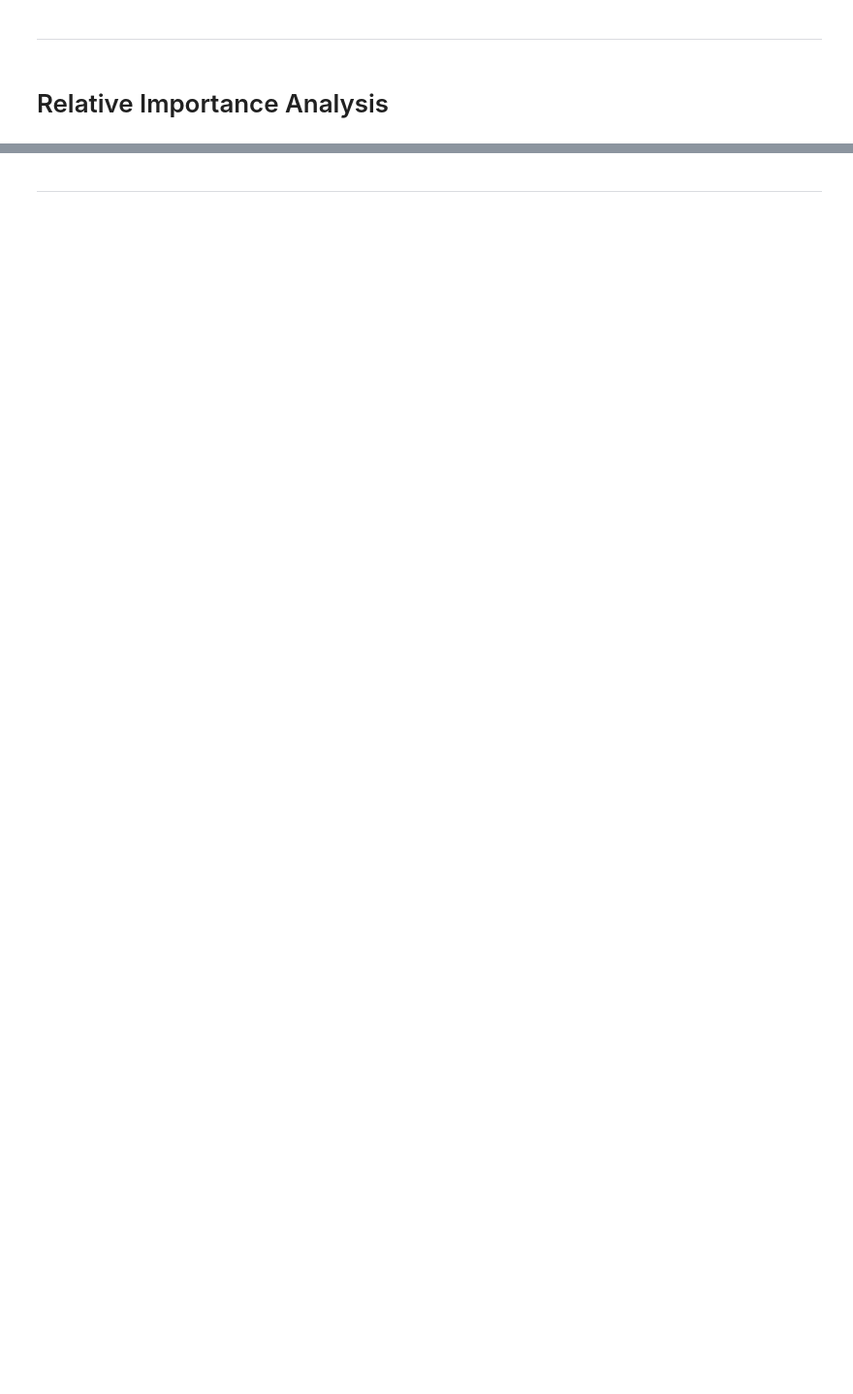
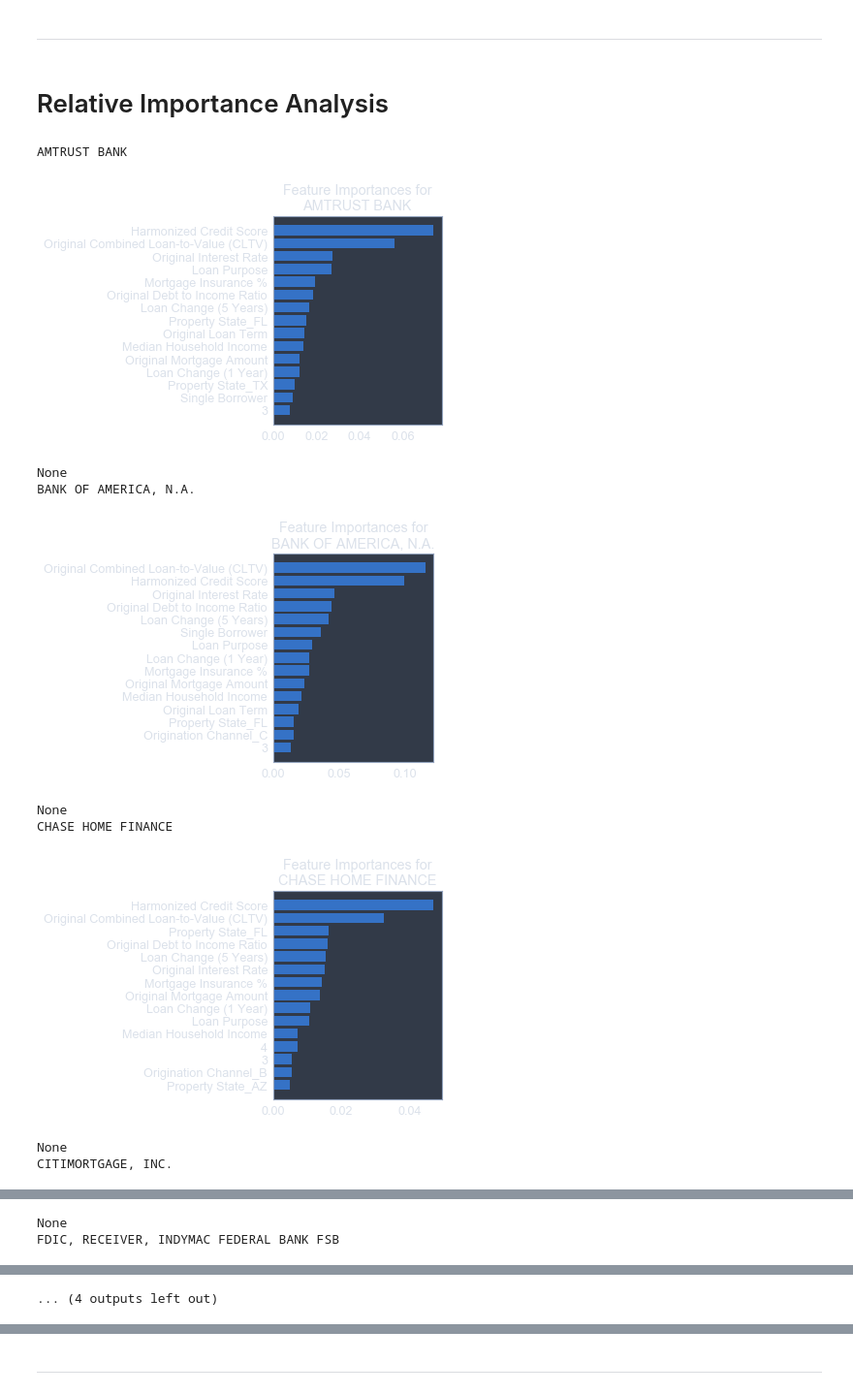
Before and after one commit to Siebelm/Home, a Jupyter notebook: Fannie_Mae/Scripts/Model_Selection.ipynb, the cells around one changed output, grey strips where cells are left out. Shown at 97% size. Cells and saved outputs as stored; diff of their text form; code cells hidden in the pictures; blank space fills up the shorter version.

```diff
--- a/Fannie_Mae/Scripts/Model_Selection.ipynb
+++ b/Fannie_Mae/Scripts/Model_Selection.ipynb
@@ -43,3 +77,7 @@ df['Bank'].value_counts()
+# %%
+# Drop "OTHER" Category
+df = df[df['Bank'] != 'OTHER']
+df['Bank'].value_counts()
 # %%
 # Variables for One Hot encoding
 df_cat = df.select_dtypes(include=['object'])
@@ -78,0 +152,8 @@ print((X_train.isna().sum() / X_train.shape[0] * 100).round(2))
+# %%
+# impute using KNN
+X_train = KNN_imputations(df=X_train, X_cols=X_cols, n_neighbors=2)
+
+# Missing
+X_train[['numemp', 'asset (5 Yr)', 'asset (1 Yr)', 'lnlsnet (5 Yr)',
+         'lnlsnet (1 Yr)', 'liab (5 Yr)', 'liab (1 Yr)', 'dep (5 Yr)',
+         'dep (1 Yr)', 'eqtot (5 Yr)', 'eqtot (1 Yr)']].isna().sum()
@@ -96,0 +198,9 @@ X_train[['Household Financial Obligations (Qtr)', 'Household Financial Obligatio
+# %%
+# Update Macroeconomic variables (will not use test set)
+from sklearn.decomposition import PCA
+#X_train = np.nan_to_num(X_train)
+X_train = pca_fred(X_train, n_components=4)
+
+# Save columns
+X_cols = X_train.columns
+X_cols
@@ -97,3 +225,13 @@ X_train[['Household Financial Obligations (Qtr)', 'Household Financial Obligatio
+# %%
+# List of banks
+Banks = ['AMTRUST BANK', 'BANK OF AMERICA, N.A.', 'CITIMORTGAGE, INC.',
+         'FDIC, RECEIVER, INDYMAC FEDERAL BANK FSB',
+         'FIRST TENNESSEE BANK NATIONAL ASSOCIATION', 'FLAGSTAR CAPITAL MARKETS CORPORATION',
+         'GMAC MORTGAGE', 'JPMORGAN CHASE BANK, NATIONAL ASSOCIATION', 'OTHER',
+         'PNC BANK, N.A.', 'SUNTRUST MORTGAGE INC.', 'CHASE HOME FINANCE', 'SMALL LOAN BANKS']
+
+# Create dictionary of subsetted bank data
+Banks_X, Banks_y = Bank_Subsets(Banks, df_X = X_train, df_y = y_train)
 # %% [markdown]
 ***
 # %% [markdown]
@@ -101,12 +239,23 @@ X_train[['Household Financial Obligations (Qtr)', 'Household Financial Obligatio
 # %%
 # Relative importance for balanced classes
 rel_imp_bal = {}
 for bank_str in np.unique(df['Bank']):
     print(bank_str)
-    rel_imp_bal[bank_str] = relative_importance(X_train, y_train, bank_str, sample='bal')
-    print(rel_imp_bal[bank_str])
+    rel_imp_bal[bank_str] = relative_importance(Banks_X[bank_str], Banks_y[bank_str],
+                                                bank_str = bank_str, method='bal')
 
 # Save final dictionary
-file_to_store = open("..\Data\rel_imp_bal.pickle", "wb")
+file_to_store = open("rel_imp_bal.pickle", "wb")
 pickle.dump(rel_imp_bal, file_to_store)
 file_to_store.close()
+# %% [output]
+AMTRUST BANK
+[figure, added]
+None
+BANK OF AMERICA, N.A.
+[figure, added]
+None
+CHASE HOME FINANCE
+[figure, added]
+None
+CITIMORTGAGE, INC.
@@ -112,0 +263,2 @@ file_to_store.close()
+None
+FDIC, RECEIVER, INDYMAC FEDERAL BANK FSB
@@ -113,3 +269,4 @@ file_to_store.close()
+... (4 outputs left out)
 # %%
 # Relative importance for weighted classes
 rel_imp_wgt = {}
```
Also changed, not shown: parts of 13 cells of this notebook, 4 other files.
